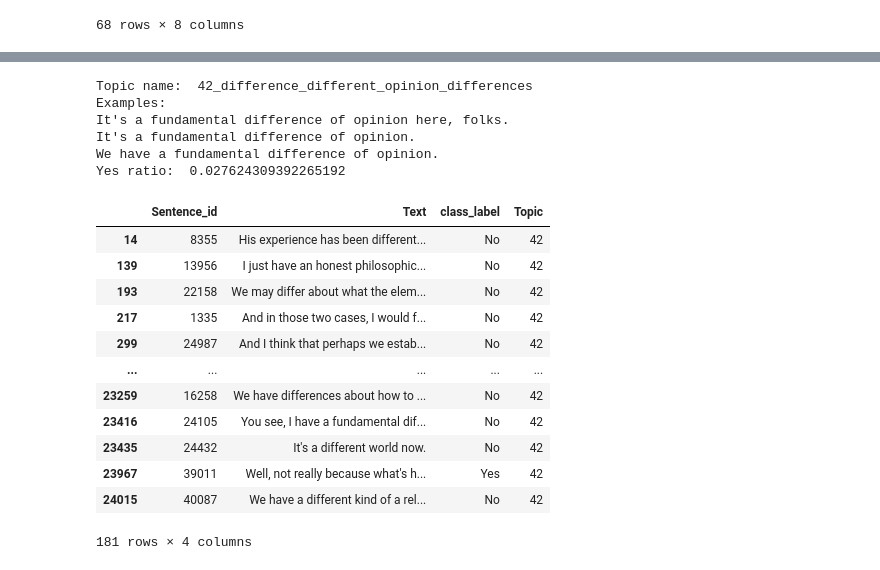
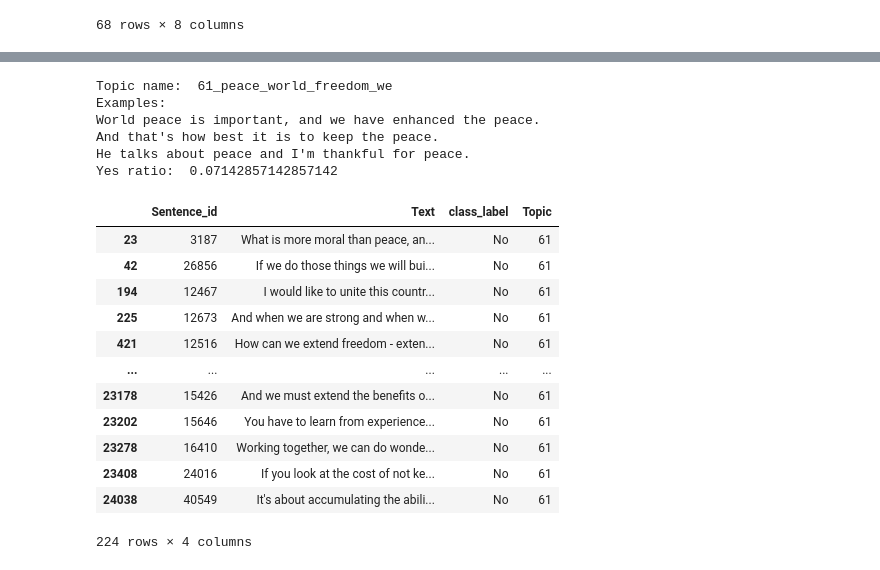
Before and after one commit to BashPrince/thesis, a Jupyter notebook: analysis/topics.ipynb, the cells around one changed output, grey strips where cells are left out. Saved outputs shown, nothing was run; the diff lists cells and outputs as text; code cells hidden in the pictures.

```diff
--- a/analysis/topics.ipynb
+++ b/analysis/topics.ipynb
@@ -75,3 +79,11 @@ get_topic_info(topic_model=topic_model, text_list=text_list, dataframe=df)
+# %%
+# Manually select similar topics and merge them
+merge_topics = [
+    [12, 14, 27, 34, 66, 53] # economy
+]
+topic_model.merge_topics(docs=text_list, topics_to_merge=merge_topics)
+# Update topics list after merge
+topics = topic_model.get_document_info(docs=text_list)["Topic"].to_list()
 # %%
 # Reduce outliers
 topics = reduce_topic(
@@ -110,32 +122,32 @@ topic_model.visualize_documents(text_list, embeddings=embeddings, width=1000, hi
 df["Topic"] = topics
 # %%
 # Explore a specific topic id
-topic_id = 42
+topic_id = 61
 print("Topic name: ", topic_info[topic_info["Topic"] == topic_id]["Name"].to_list()[0])
 print("Examples:")
 print("\n".join(topic_model.get_representative_docs(topic_id)))
 print("Yes ratio: ", topic_info[topic_info["Topic"] == topic_id]["pos_ratio"].to_list()[0])
 df[df["Topic"] == topic_id]
 # %% [output]
-Topic name:  42_difference_different_opinion_differences
+Topic name:  61_peace_world_freedom_we
 Examples:
-It's a fundamental difference of opinion here, folks.
-It's a fundamental difference of opinion.
-We have a fundamental difference of opinion.
-Yes ratio:  0.027624309392265192
+World peace is important, and we have enhanced the peace.
+And that's how best it is to keep the peace.
+He talks about peace and I'm thankful for peace.
+Yes ratio:  0.07142857142857142
 |  | Sentence_id | Text | class_label | Topic |
-| 14 | 8355 | His experience has been different... | No | 42 |
-| 139 | 13956 | I just have an honest philosophic... | No | 42 |
-| 193 | 22158 | We may differ about what the elem... | No | 42 |
-| 217 | 1335 | And in those two cases, I would f... | No | 42 |
-| 299 | 24987 | And I think that perhaps we estab... | No | 42 |
+| 23 | 3187 | What is more moral than peace, an... | No | 61 |
+| 42 | 26856 | If we do those things we will bui... | No | 61 |
+| 194 | 12467 | I would like to unite this countr... | No | 61 |
+| 225 | 12673 | And when we are strong and when w... | No | 61 |
+| 421 | 12516 | How can we extend freedom - exten... | No | 61 |
 | ... | ... | ... | ... | ... |
-| 23259 | 16258 | We have differences about how to ... | No | 42 |
-| 23416 | 24105 | You see, I have a fundamental dif... | No | 42 |
-| 23435 | 24432 | It's a different world now. | No | 42 |
-| 23967 | 39011 | Well, not really because what's h... | Yes | 42 |
-| 24015 | 40087 | We have a different kind of a rel... | No | 42 |
+| 23178 | 15426 | And we must extend the benefits o... | No | 61 |
+| 23202 | 15646 | You have to learn from experience... | No | 61 |
+| 23278 | 16410 | Working together, we can do wonde... | No | 61 |
+| 23408 | 24016 | If you look at the cost of not ke... | No | 61 |
+| 24038 | 40549 | It's about accumulating the abili... | No | 61 |
-181 rows × 4 columns
+224 rows × 4 columns
 # %%
 # Manually identify unspecific topics containing samples that should be members of more specific topics
 # Apply "outlier" reduction to these topics with appropriate threshold
```
Also changed, not shown: parts of 16 cells of this notebook, 4 other files.
